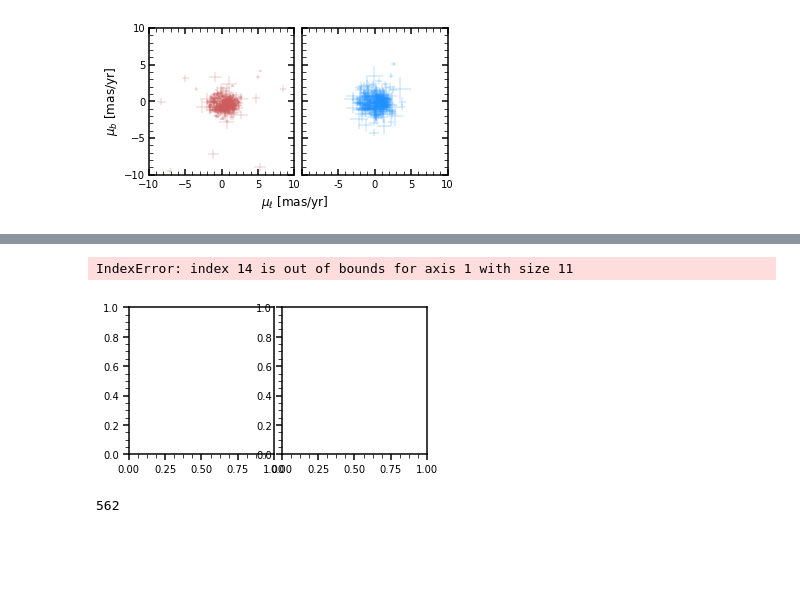
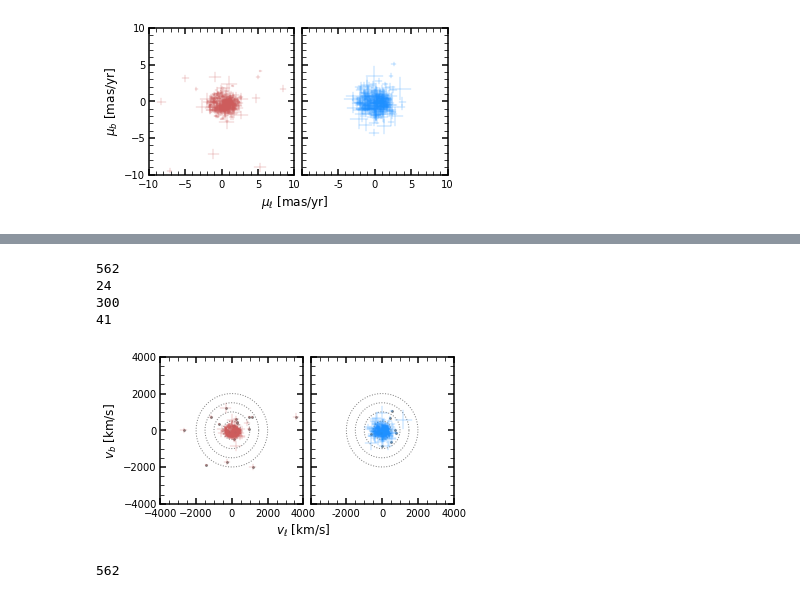
Before and after one commit to michael-petersen/ReflexMotion, a Jupyter notebook: Fig1-and-Sgr-Cleaning.ipynb, the cells around one changed output, grey strips where cells are left out. Drawn from its saved outputs; the diff is of its cells as text; code cells hidden in the pictures; blank space fills up the shorter version.

```diff
--- a/Fig1-and-Sgr-Cleaning.ipynb
+++ b/Fig1-and-Sgr-Cleaning.ipynb
@@ -450,10 +604,9 @@ fig = plt.figure(figsize=(5,3))
 ax1 = fig.add_subplot(121)
 ax2 = fig.add_subplot(122)
 
-fig.subplots_adjust(wspace=0.05,bottom=0.2,left=0.15,right=0.98)
+fig.subplots_adjust(wspace=0.05,bottom=0.2,left=0.15,right=0.965)
 
 In = np.genfromtxt('/Users/mpetersen/Dropbox/mike/data/KGiants_cartesian_heliocentric_sgr_corr.txt',skip_header=1)
-In = np.genfromtxt('/Users/mpetersen/Dropbox/mike/data/KGiants_d040150_sgr20_l3000_corr.txt2',skip_header=1)
 
 
 Lx,Ly,Lz = return_angular_momentum(In)
@@ -487,6 +640,9 @@ ldiff = clean_sgr(Lx,Ly,Lz,sgrvals)
 nonsgr_larger_than_40 = np.where((d>dlim) & ((ldiff>lzlim) | (np.abs(In[:,20])>20)))[0]
 print(nonsgr_larger_than_40.size)
 
+tanvel = np.sqrt(vl*vl + vb*vb)[nonsgr_larger_than_40]
+largevel = np.where(tanvel>500.)[0]
+print(largevel.size)
 #r,theta,phi,vr,vtheta,vphi = rm.compute_spherical(In[:,0],In[:,1],In[:,2],In[:,3],In[:,4],In[:,5],twopi=True)
 
 #plt.scatter(dmul[nonsgr_larger_than_40],dmub[nonsgr_larger_than_40],color='indianred',s=3.,alpha=0.5)
@@ -495,13 +651,14 @@ for indx in nonsgr_larger_than_40:
     ax1.plot([vl[indx]-evl[indx],vl[indx]+evl[indx]],[vb[indx],vb[indx]],color='indianred',lw=.3)
     ax1.plot([vl[indx],vl[indx]],[vb[indx]-evb[indx],vb[indx]+evb[indx]],color='indianred',lw=0.3)
 
+ax1.scatter(vl[invalidK],vb[invalidK],color='grey',s=3.,marker='o')
+
 
 
 
 
 # BHBs
 In = np.genfromtxt('/Users/mpetersen/Dropbox/mike/data/BHBs_cartesian_heliocentric_sgr_lancasterremoved.txt',skip_header=1)
-In = np.genfromtxt('/Users/mpetersen/Dropbox/mike/data/BHBs_d040150_sgr20_l3000_lanc_corr.txt2',skip_header=1)
 
 
 
@@ -534,39 +691,45 @@ ldiff = clean_sgr(Lx,Ly,Lz,sgrvals)
 nonsgr_larger_than_40 = np.where((d>dlim) & ((ldiff>lzlim) | (np.abs(In[:,20])>20)))[0]
 print(nonsgr_larger_than_40.size)
 
-
+tanvel = np.sqrt(vl*vl + vb*vb)[nonsgr_larger_than_40]
+largevel = np.where(tanvel>500.)[0]
+print(largevel.size)
 
 #r,theta,phi,vr,vtheta,vphi = rm.compute_spherical(In[:,0],In[:,1],In[:,2],In[:,3],In[:,4],In[:,5],twopi=True)
 
 for indx in nonsgr_larger_than_40:
     ax2.plot([vl[indx]-evl[indx],vl[indx]+evl[indx]],[vb[indx],vb[indx]],color='dodgerblue',lw=.3)
     ax2.plot([vl[indx],vl[indx]],[vb[indx]-evb[indx],vb[indx]+evb[indx]],color='dodgerblue',lw=0.3)
 
+ax2.scatter(vl[invalidB],vb[invalidB],color='grey',s=3.,marker='o')
 
 ax1.axis([-4000,4000,-4000,4000])
 ax2.axis([-4000,4000,-4000,4000])
 
 phi = np.linspace(0.,2.*np.pi,200)
 for rad in [500,1000,1500,2000]:
     ax2.plot(rad*np.cos(phi),rad*np.sin(phi),color='grey',zorder=-10,lw=1.,linestyle='dotted')
     ax1.plot(rad*np.cos(phi),rad*np.sin(phi),color='grey',zorder=-10,lw=1.,linestyle='dotted')
 
 
 ax1.set_xlabel("$v_\ell$ [km/s]",size=12,x=1)
 ax1.set_ylabel("$v_b$ [km/s]",size=12)
 
 ax2.set_yticklabels(())
 
 for ax in [ax1,ax2]:
     ax.yaxis.set_ticks_position('both')
     ax.xaxis.set_ticks_position('both')
     ax.tick_params(axis="y",which='both',direction="in")
     ax.tick_params(axis="x",which='both',direction="in",pad=5)
 
 ax2.set_xticklabels(['','-2000','0','2000','4000'])
 
 #plt.tight_layout()
 plt.savefig('figures/tangential_velocity.png',dpi=300)
 # %% [output]
-IndexError: index 14 is out of bounds for axis 1 with size 11
+562
+24
+300
+41
-[figure, old version]
+[figure, new version]
```
Also changed, not shown: parts of 5 cells of this notebook, 3 other files.
